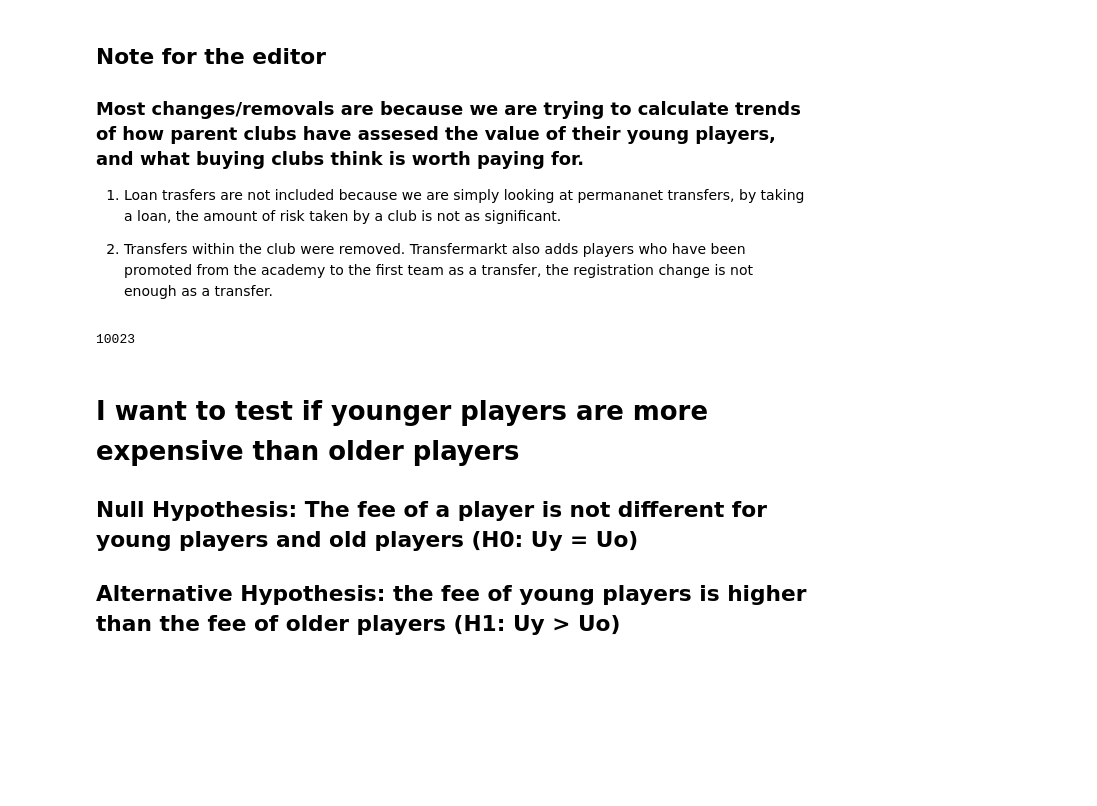
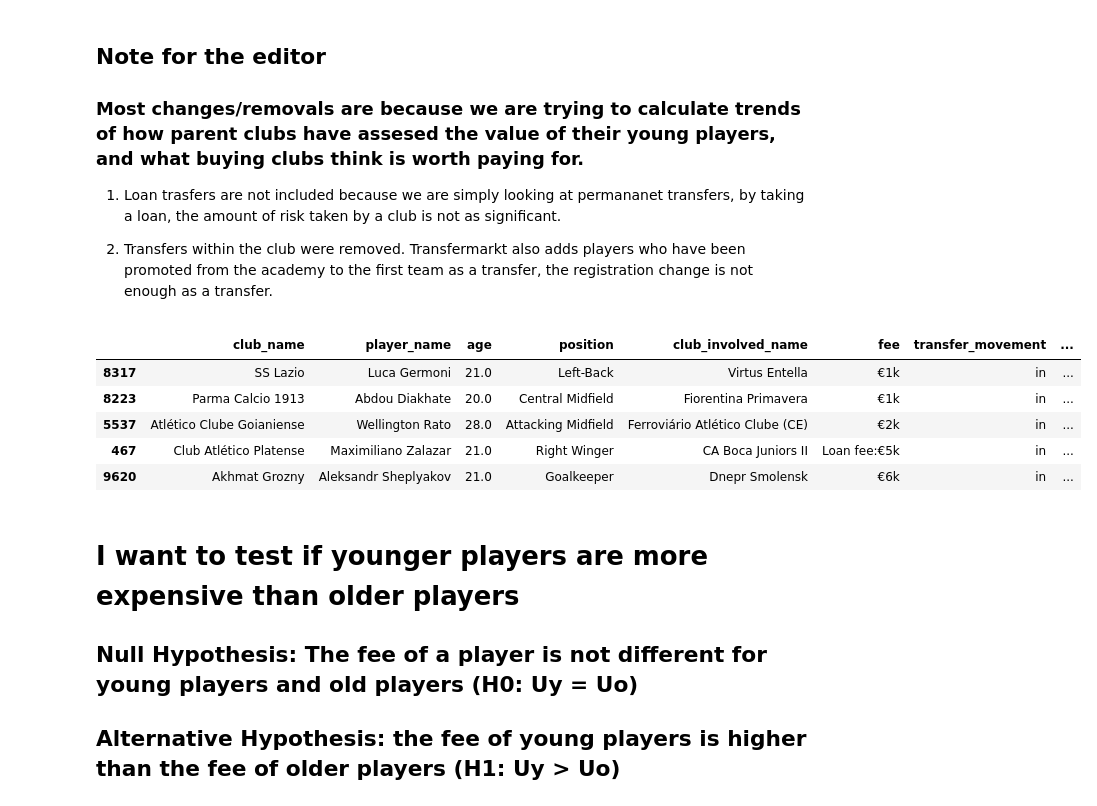
Before and after one commit to AhanPenkar/exploratory-football, a Jupyter notebook: Hypothesis.ipynb, the cells around one changed output. Saved outputs shown, nothing was run; the diff lists cells and outputs as text; code cells hidden in the pictures; blank space fills up the shorter version.

```diff
--- a/Hypothesis.ipynb
+++ b/Hypothesis.ipynb
@@ -54,8 +54,16 @@ R[write to console]: Loading required package: tidyverse
 # %%
 df = pd.read_csv('data.csv')
 len(df)
+#arrange according to ascending age
+df = df.sort_values(by=['fee_cleaned'])
+df.head()
 # %% [output]
-10023
+|  | club_name | player_name | age | position | club_involved_name | fee | transfer_movement | ... |
+| 8317 | SS Lazio | Luca Germoni | 21.0 | Left-Back | Virtus Entella | €1k | in | ... |
+| 8223 | Parma Calcio 1913 | Abdou Diakhate | 20.0 | Central Midfield | Fiorentina Primavera | €1k | in | ... |
+| 5537 | Atlético Clube Goianiense | Wellington Rato | 28.0 | Attacking Midfield | Ferroviário Atlético Clube (CE) | €2k | in | ... |
+| 467 | Club Atlético Platense | Maximiliano Zalazar | 21.0 | Right Winger | CA Boca Juniors II | Loan fee:€5k | in | ... |
+| 9620 | Akhmat Grozny | Aleksandr Sheplyakov | 21.0 | Goalkeeper | Dnepr Smolensk | €6k | in | ... |
 # %% [markdown]
 # I want to test if younger players are more expensive than older players
 
```
Also changed, not shown: parts of 2 cells of this notebook.
